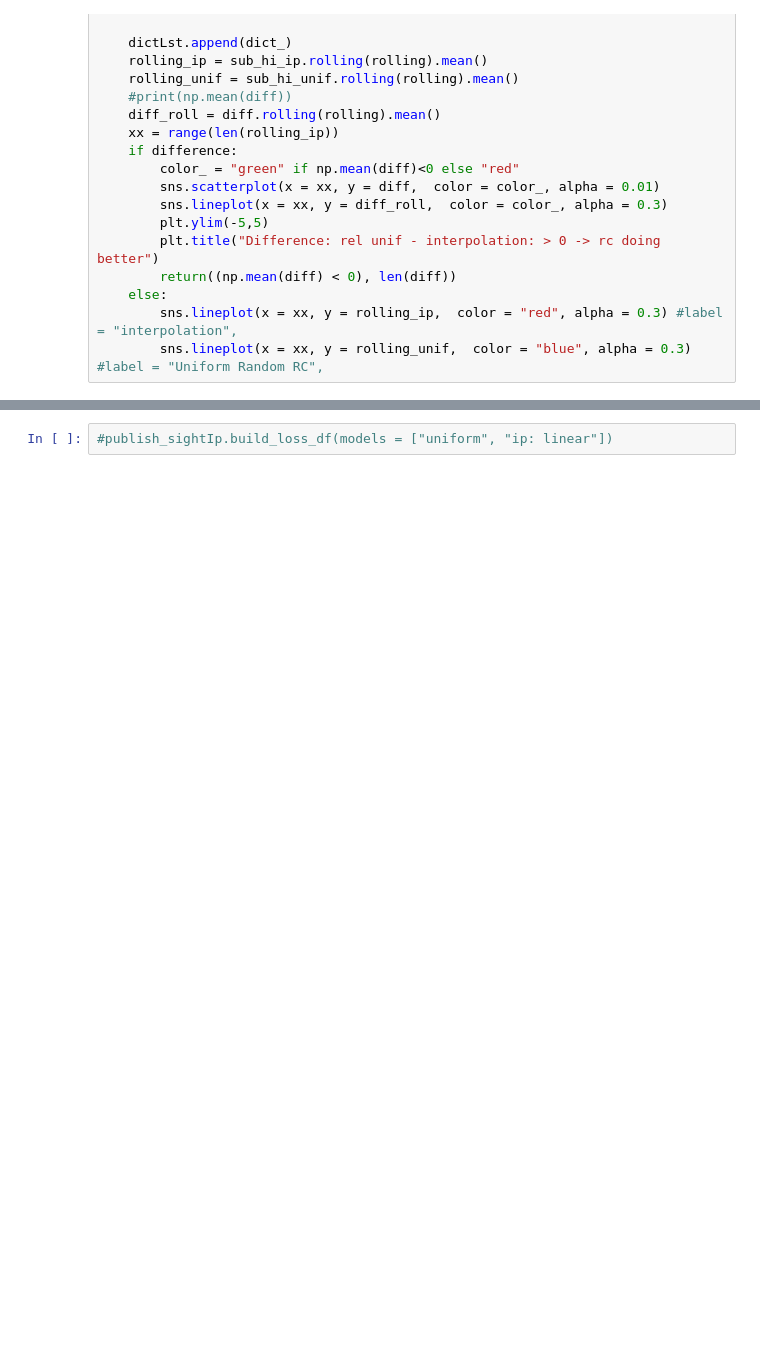
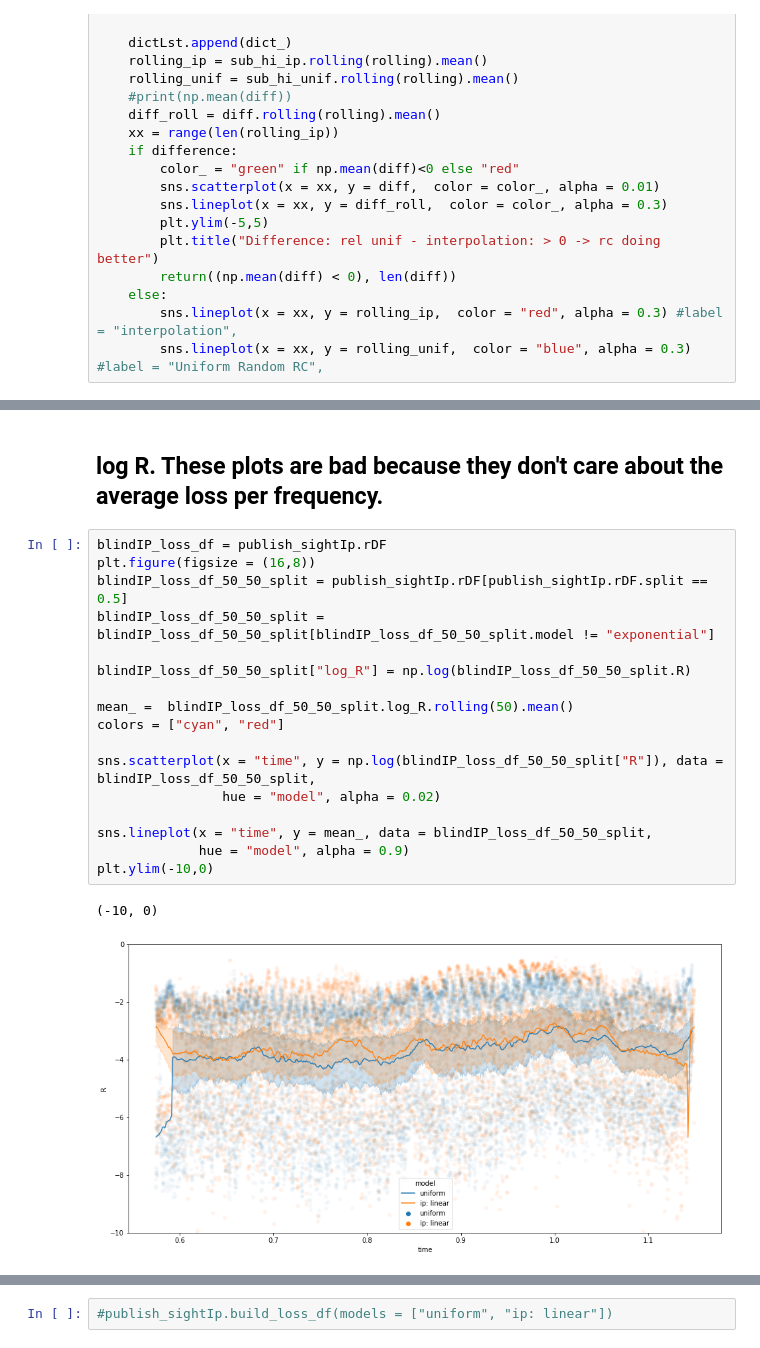
Before and after one commit to blindedjoy/Reservoir, a Jupyter notebook: MARIOS/Analysis.ipynb, the cells around one changed output, grey strips where cells are left out. Drawn from its saved outputs; the diff is of its cells as text; blank space fills up the shorter version.

```diff
--- a/MARIOS/Analysis.ipynb
+++ b/MARIOS/Analysis.ipynb
@@ -289,0 +316,22 @@ TypeError: object of type 'NoneType' has no len()
+# %% [markdown]
+## log R. These plots are bad because they don't care about the average loss per frequency.
+# %%
+blindIP_loss_df = publish_sightIp.rDF
+plt.figure(figsize = (16,8))
+blindIP_loss_df_50_50_split = publish_sightIp.rDF[publish_sightIp.rDF.split == 0.5]
+blindIP_loss_df_50_50_split = blindIP_loss_df_50_50_split[blindIP_loss_df_50_50_split.model != "exponential"]
+
+blindIP_loss_df_50_50_split["log_R"] = np.log(blindIP_loss_df_50_50_split.R)
+
+mean_ =  blindIP_loss_df_50_50_split.log_R.rolling(50).mean()
+colors = ["cyan", "red"]
+
+sns.scatterplot(x = "time", y = np.log(blindIP_loss_df_50_50_split["R"]), data = blindIP_loss_df_50_50_split,
+                hue = "model", alpha = 0.02)
+
+sns.lineplot(x = "time", y = mean_, data = blindIP_loss_df_50_50_split,
+             hue = "model", alpha = 0.9)
+plt.ylim(-10,0)
+# %% [output]
+(-10, 0)
+[figure, added]
```
Also changed, not shown: parts of 36 cells of this notebook, 3 other files.
